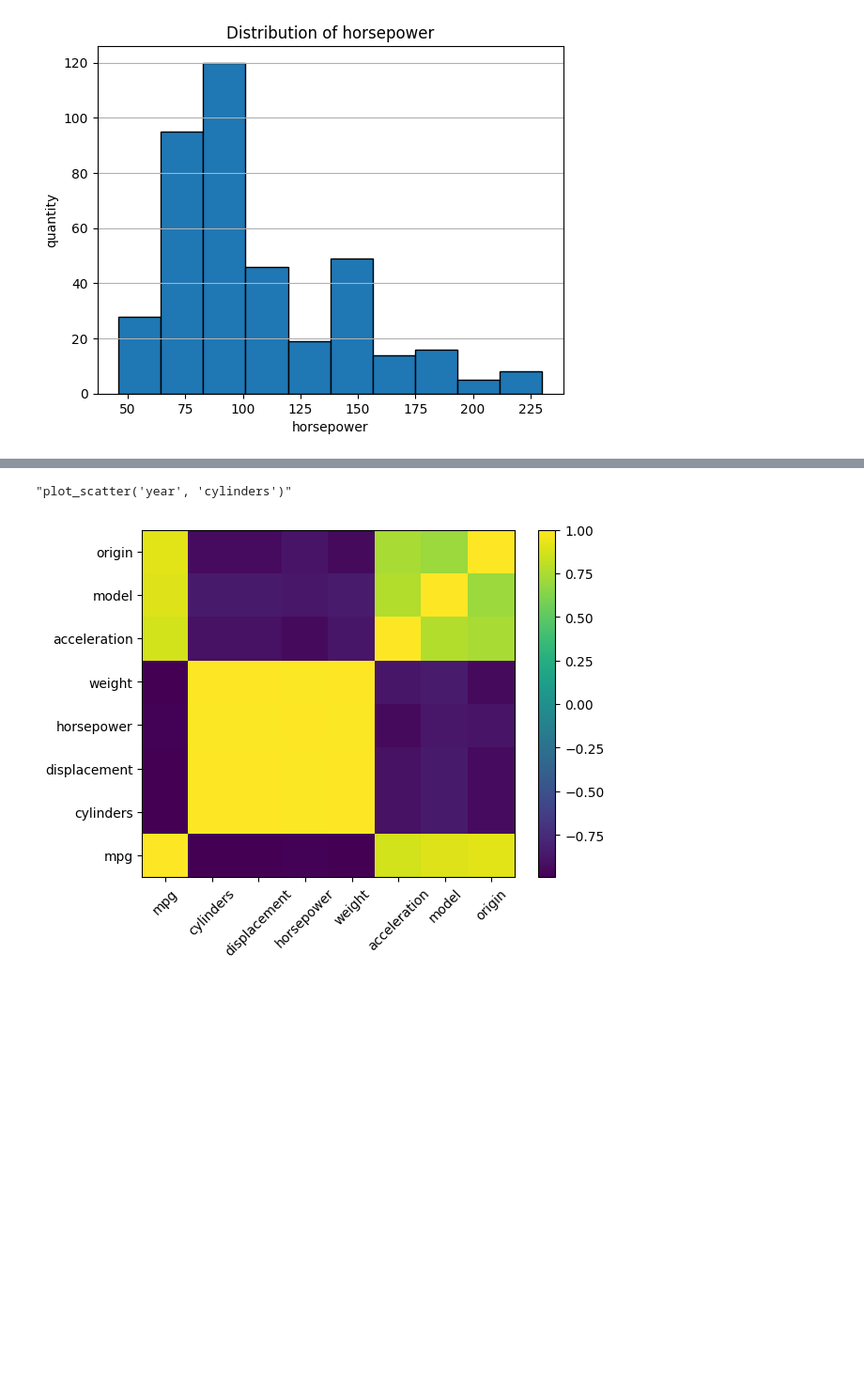
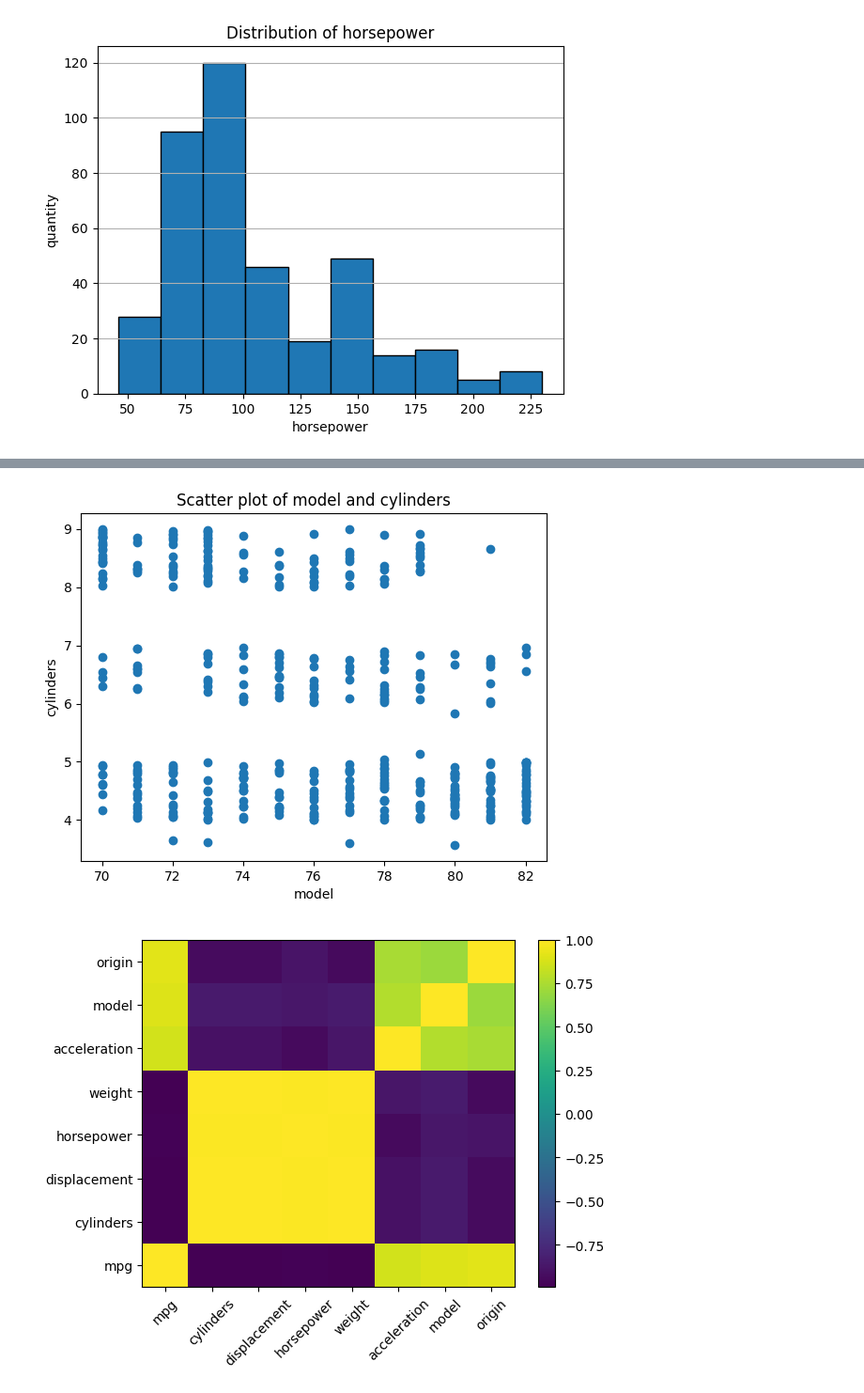
Before and after one commit to HoDangCao/Data-Vis, a Jupyter notebook: lab3/carmpg.ipynb, the cells around one changed output, grey strips where cells are left out. Shown: that part at 94% size. Cells and saved outputs as stored; diff of their text form; code cells hidden in the pictures; blank space fills up the shorter version.

```diff
--- a/lab3/carmpg.ipynb
+++ b/lab3/carmpg.ipynb
@@ -141,11 +142,11 @@ plot_scatter('weight', 'mpg')
 # %%
 # 6. Plot a scatterplot of year vs. cylinders attributes.
 # Add a small random noise to the values to make the scatterplot look nicer.
 # (Hint: data.mpg + np.random.random(len(data.mpg)) will add small random noise)
-"""plot_scatter('year', 'cylinders')"""
+plot_scatter('model', 'cylinders')
 # What can you conclude? Do some internet search about the history of car industry during 70’s that might explain the results.
 # %% [output]
-"plot_scatter('year', 'cylinders')"
+[figure, added]
 # %%
 # 7. Show 2 more scatterplots that are interesting do you. Discuss what you see.
 # %%
```
Also changed, not shown: parts of 2 cells of this notebook.
